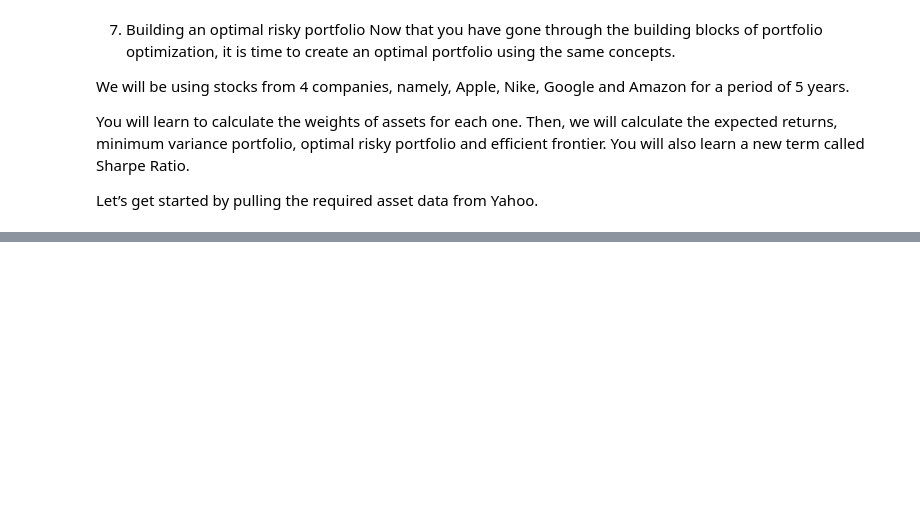
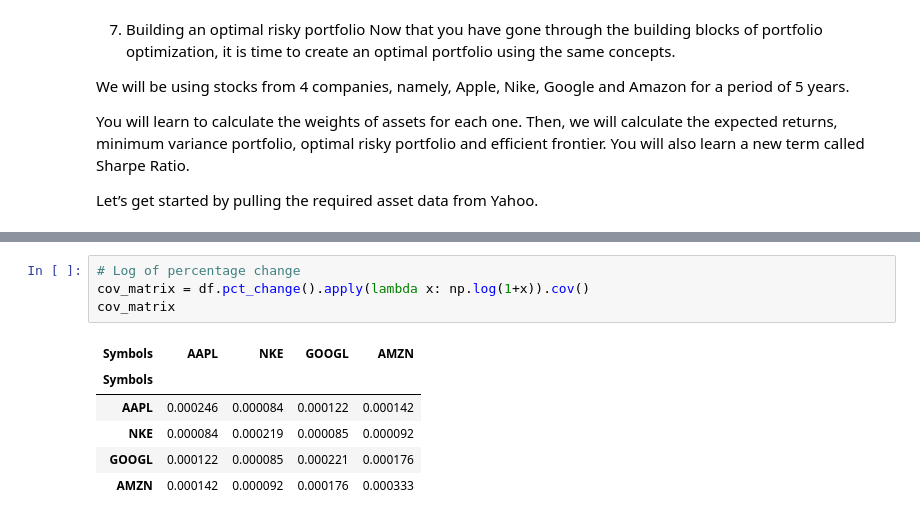
Before and after one commit to majikthise911/portfolioOptimization, a Jupyter notebook: efficientFrontier.ipynb, the cells around one changed output, grey strips where cells are left out. Cells and saved outputs as stored; diff of their text form; blank space fills up the shorter version.

```diff
--- a/efficientFrontier.ipynb
+++ b/efficientFrontier.ipynb
@@ -209,0 +243,11 @@ Let’s get started by pulling the required asset data from Yahoo.
+# %%
+# Log of percentage change
+cov_matrix = df.pct_change().apply(lambda x: np.log(1+x)).cov()
+cov_matrix
+# %% [output]
+| Symbols | AAPL | NKE | GOOGL | AMZN |
+| Symbols |  |  |  |  |
+| AAPL | 0.000246 | 0.000084 | 0.000122 | 0.000142 |
+| NKE | 0.000084 | 0.000219 | 0.000085 | 0.000092 |
+| GOOGL | 0.000122 | 0.000085 | 0.000221 | 0.000176 |
+| AMZN | 0.000142 | 0.000092 | 0.000176 | 0.000333 |
```
Also changed, not shown: parts of 5 cells of this notebook.
